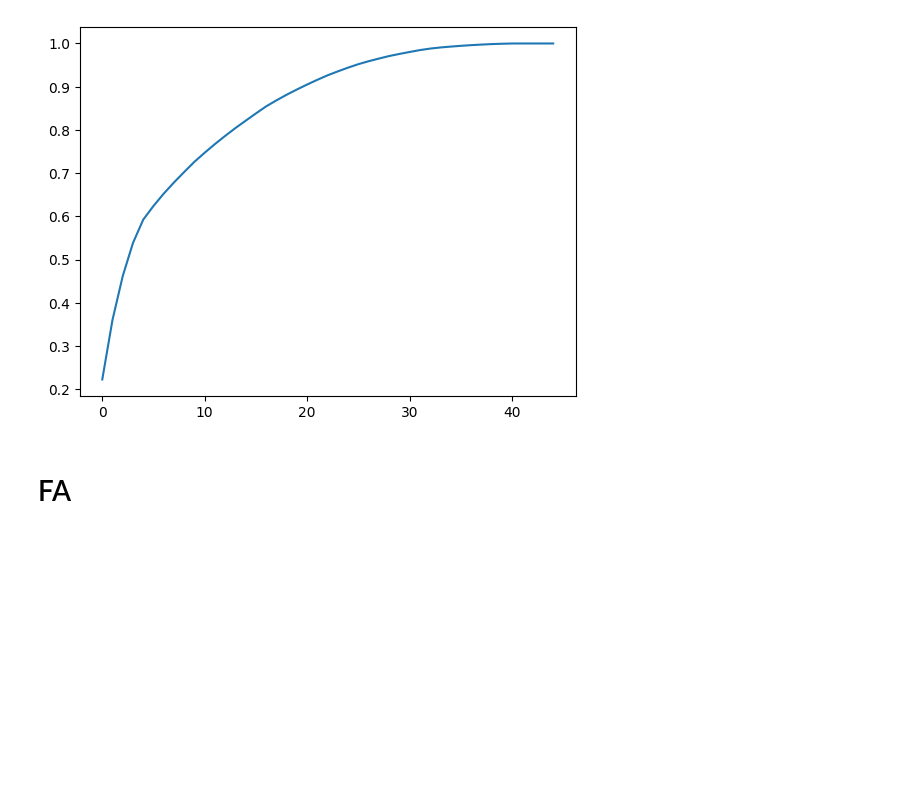
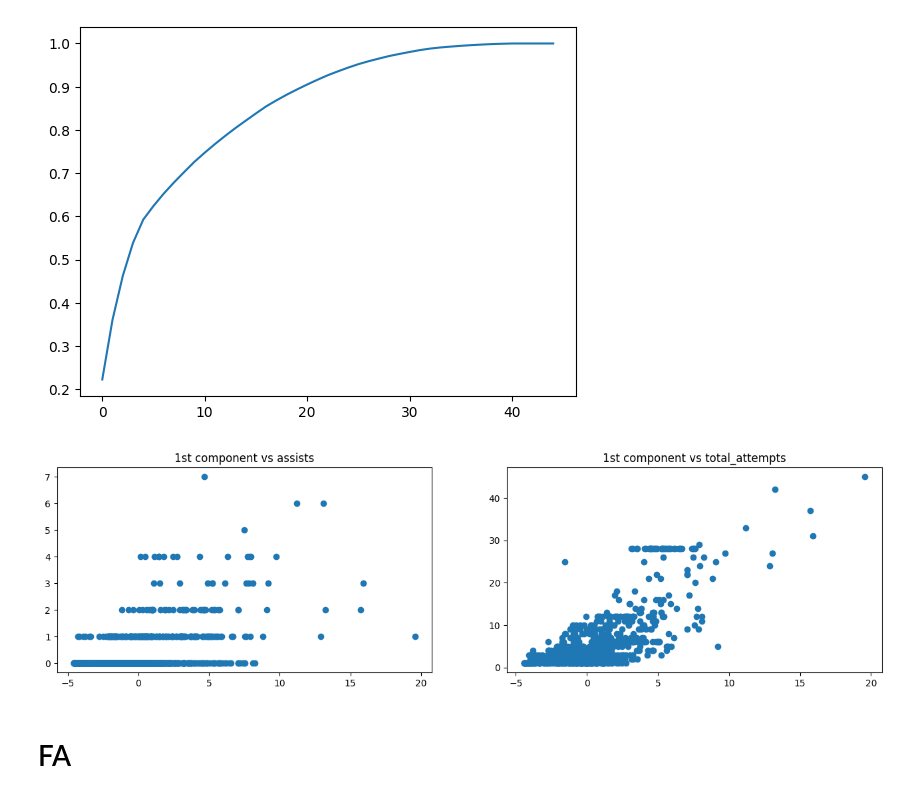
Before and after one commit to elouanzer/challenge1, a Jupyter notebook: champions league.ipynb, the cells around one changed output. Cells and saved outputs as stored; diff of their text form; code cells hidden in the pictures; blank space fills up the shorter version.

```diff
--- a/champions league.ipynb
+++ b/champions league.ipynb
@@ -154,6 +154,15 @@ plt.plot(np.cumsum(pca.explained_variance_ratio_))
 # %% [output]
 [<matplotlib.lines.Line2D at 0x...>]
 [figure]
+# %%
+X_proj = pca.transform(X_scaled)
+# %%
+_, axes = plt.subplots(ncols=2, figsize=(16,4))
+for i, (ax, col) in enumerate(zip(axes, ['assists', 'total_attempts'])):
+    ax.scatter(X_proj[:,0], df[col])
+    ax.set_title(f'1st component vs {col}')
+# %% [output]
+[figure, added]
 # %% [markdown]
 # FA
 # %%
```
Also changed, not shown: parts of 4 cells of this notebook.
